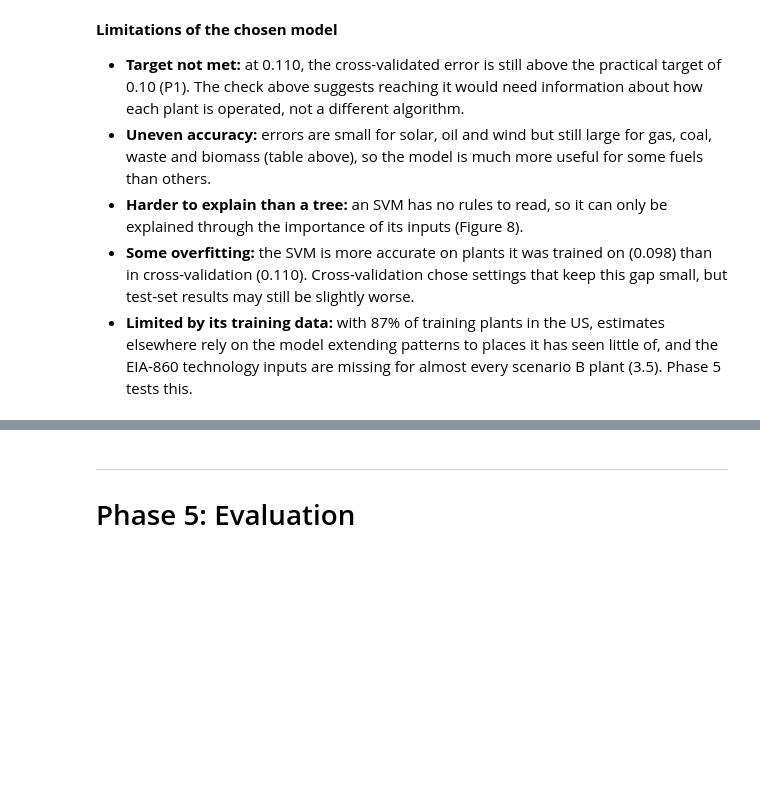
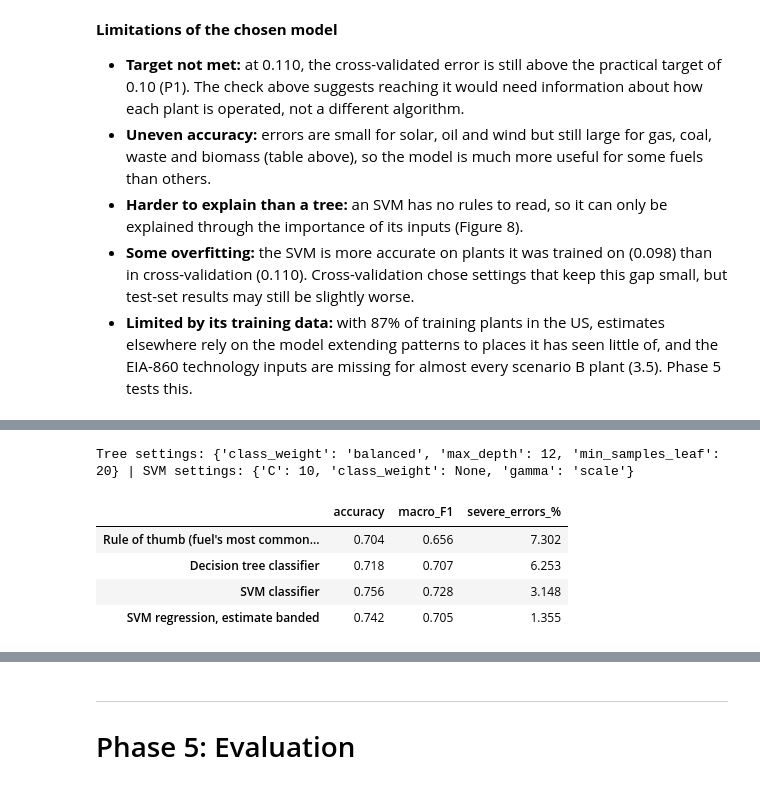
Before and after one commit to Geese4000/ca2-power-plant-analytics, a Jupyter notebook: notebooks/power_plant_capacity_factor.ipynb, the cells around one changed output, grey strips where cells are left out. Cells and saved outputs as stored; diff of their text form; code cells hidden in the pictures; blank space fills up the shorter version.

Commit message:
Phase 4.6: Q2 role classification, baseline, tree and SVM classifiers

```diff
--- a/notebooks/power_plant_capacity_factor.ipynb
+++ b/notebooks/power_plant_capacity_factor.ipynb
@@ -1631,0 +1645,45 @@ MAE if 2017 is estimated as the plant's own 2016 value: 0.055
+# %%
+from sklearn.svm import SVC
+from sklearn.tree import DecisionTreeClassifier
+from sklearn.metrics import accuracy_score, f1_score, classification_report
+
+# Question 2 target, and the measures used to score it
+r_train, r_test = to_role(y_train), to_role(y_test)
+
+def role_scores(actual, pred):
+    actual, pred = np.asarray(actual), np.asarray(pred)
+    severe = ((actual == "Low") & (pred == "High")) | ((actual == "High") & (pred == "Low"))
+    return {"accuracy": accuracy_score(actual, pred), "macro_F1": f1_score(actual, pred, average="macro"),
+            "severe_errors_%": severe.mean() * 100}
+
+# Rule of thumb: the most common role for the plant's fuel, learned from the other folds
+fuels = train["fuel_group"].astype(str).to_numpy()
+role_baseline_cv = np.empty(len(train), dtype=object)
+for fit_idx, score_idx in cv.split(train):
+    fuel_mode = pd.Series(r_train[fit_idx]).groupby(fuels[fit_idx]).agg(lambda s: s.mode()[0])
+    role_baseline_cv[score_idx] = pd.Series(fuels[score_idx]).map(fuel_mode).to_numpy()
+
+# Decision tree and SVM classifiers, tuned on macro F1 with the same five folds (the SVM takes about a minute)
+tree_clf_search = GridSearchCV(DecisionTreeClassifier(random_state=RANDOM_STATE),
+                               {"max_depth": [5, 8, 12, None], "min_samples_leaf": [5, 10, 20, 50], "class_weight": [None, "balanced"]},
+                               cv=cv, scoring="f1_macro").fit(X_train_noloc, r_train)
+svc_search = GridSearchCV(SVC(kernel="rbf"), {"C": [1, 3, 10], "gamma": ["scale", 0.05], "class_weight": [None, "balanced"]},
+                          cv=cv, scoring="f1_macro", n_jobs=-1).fit(X_train_noloc, r_train)
+print("Tree settings:", tree_clf_search.best_params_, "| SVM settings:", svc_search.best_params_)
+
+role_cv = pd.DataFrame({
+    "Rule of thumb (fuel's most common role)": role_scores(r_train, role_baseline_cv),
+    "Decision tree classifier": role_scores(r_train, cross_val_predict(tree_clf_search.best_estimator_, X_train_noloc, r_train, cv=cv)),
+    "SVM classifier": role_scores(r_train, cross_val_predict(svc_search.best_estimator_, X_train_noloc, r_train, cv=cv)),
+    # Question 1's regression estimate turned into a role, to see whether a separate classifier is needed
+    "SVM regression, estimate banded": role_scores(r_train, to_role(np.clip(cross_val_predict(
+        SVR(kernel="rbf", **svm_search.best_params_), X_train_noloc, y_train, cv=cv), 0, 1))),
+}).T
+role_cv.round(3)
+# %% [output]
+Tree settings: {'class_weight': 'balanced', 'max_depth': 12, 'min_samples_leaf': 20} | SVM settings: {'C': 10, 'class_weight': None, 'gamma': 'scale'}
+|  | accuracy | macro_F1 | severe_errors_% |
+| Rule of thumb (fuel's most common... | 0.704 | 0.656 | 7.302 |
+| Decision tree classifier | 0.718 | 0.707 | 6.253 |
+| SVM classifier | 0.756 | 0.728 | 3.148 |
+| SVM regression, estimate banded | 0.742 | 0.705 | 1.355 |
```
Also changed, not shown: parts of 2 cells of this notebook.
